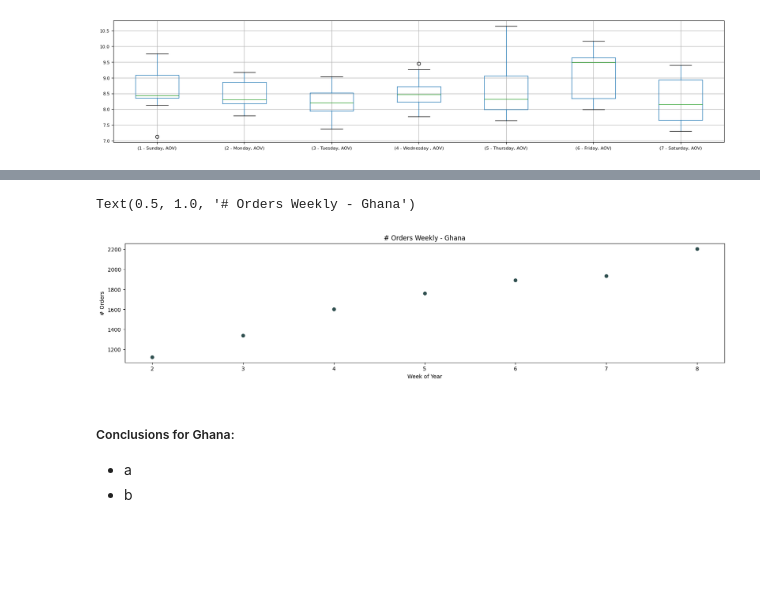
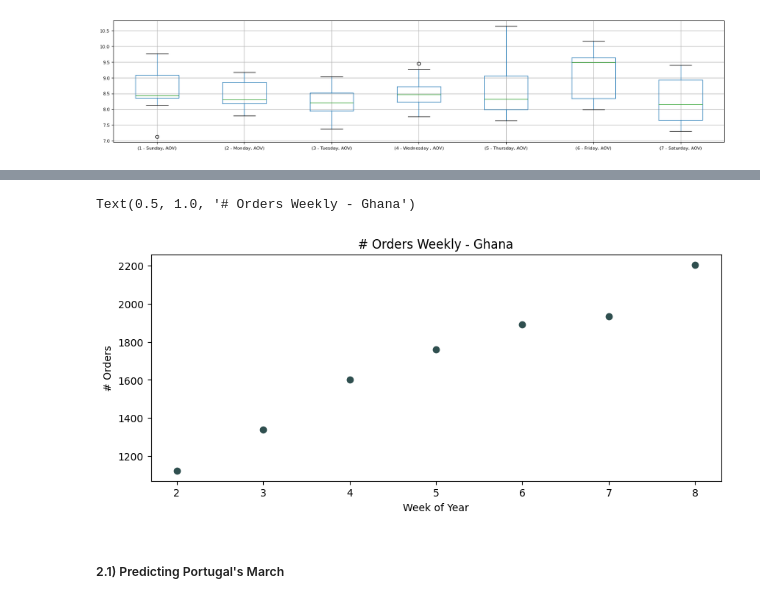
Before and after one commit to jsamu1994/data-challenge-jan-2024, a Jupyter notebook: python_files/exploring_dataset_2.ipynb, the cells around one changed output, grey strips where cells are left out. Saved outputs shown, nothing was run; the diff lists cells and outputs as text; code cells hidden in the pictures; blank space fills up the shorter version.

```diff
--- a/python_files/exploring_dataset_2.ipynb
+++ b/python_files/exploring_dataset_2.ipynb
@@ -244,18 +242,16 @@ Text(0.5, 1.0, 'Gross Revenue Weekly - Ghana')
 # %%
-plt.figure(figsize=(20,4))
+plt.figure(figsize=(10,4))
 df_ghana_grouped_week_plot = df_ghana_grouped_week_ref [(df_ghana_grouped_week_ref["Week of Year"] > 1)
                                                               & (df_ghana_grouped_week_ref["Week of Year"] < 9)]
 plt.scatter(df_ghana_grouped_week_plot ["Week of Year"]
             , df_ghana_grouped_week_plot ["# Orders (Week)"]
             , color = "darkslategrey")
 
 plt.ylabel("# Orders")
 plt.xlabel("Week of Year")
 plt.title("# Orders Weekly - Ghana")
 # %% [output]
 Text(0.5, 1.0, '# Orders Weekly - Ghana')
-[figure, old version]
+[figure, new version]
-# %% [markdown]
-##### Conclusions for Ghana:
-* a
-* b
+# %% [markdown]
+##### 2.1) Predicting Portugal's March
```
Also changed, not shown: parts of 16 cells of this notebook.
